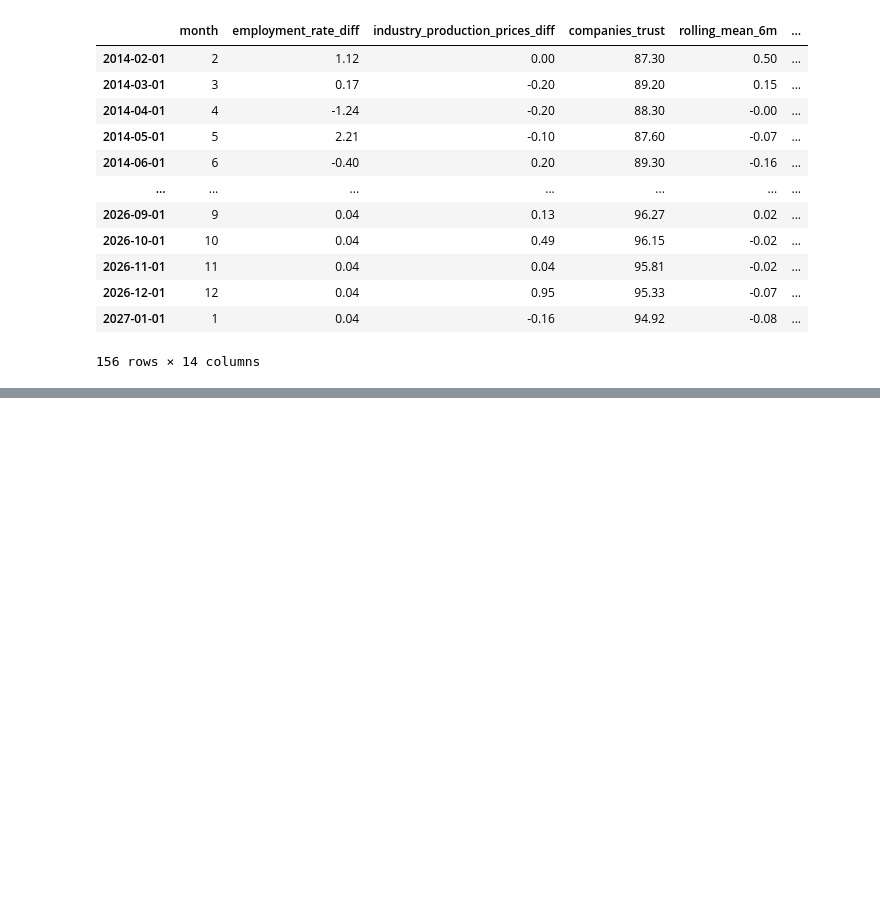
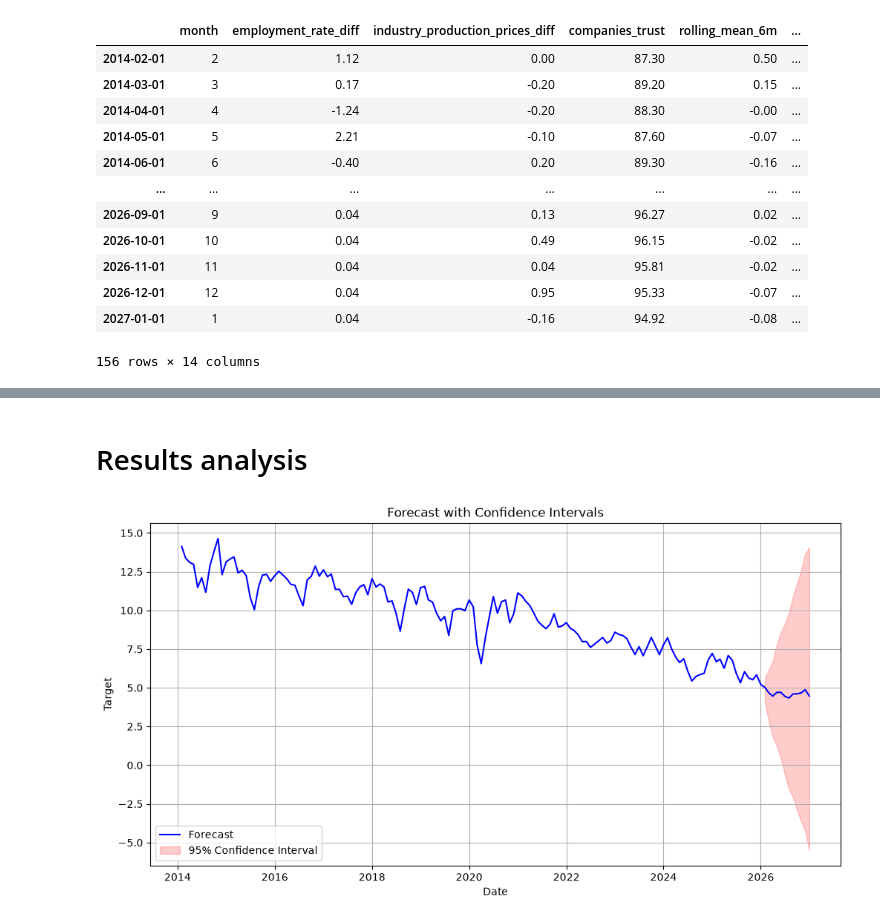
Before and after one commit to Francisscus/Employment_rate_predictor, a Jupyter notebook: 005_FINAL_PREDICTION_SARIMAX.ipynb, the cells around one changed output, grey strips where cells are left out. Drawn from its saved outputs; the diff is of its cells as text; code cells hidden in the pictures; blank space fills up the shorter version.

```diff
--- a/005_FINAL_PREDICTION_SARIMAX.ipynb
+++ b/005_FINAL_PREDICTION_SARIMAX.ipynb
@@ -267,0 +304,34 @@ df_final
+# %% [markdown]
+# Results analysis
+# %%
+import matplotlib.pyplot as plt
+
+plt.figure(figsize=(12, 6))
+
+# Valori predetti
+plt.plot(
+    df_final['unemployment_rate_reconstructed'].index,
+    df_final['unemployment_rate_reconstructed'],
+    color='blue',
+    label='Forecast'
+)
+
+# Bande di confidenza
+plt.fill_between(
+    df_final['unemployment_rate_reconstructed'].index,
+    df_final['lower_reconstructed'],
+    df_final['upper_reconstructed'],
+    color='red',
+    alpha=0.2,
+    label='95% Confidence Interval'
+)
+
+plt.title('Forecast with Confidence Intervals')
+plt.xlabel('Date')
+plt.ylabel('Target')
+plt.legend()
+plt.grid(True)
+
+plt.show()
+# %% [output]
+[figure, added]
```
Also changed, not shown: parts of 5 cells of this notebook.
